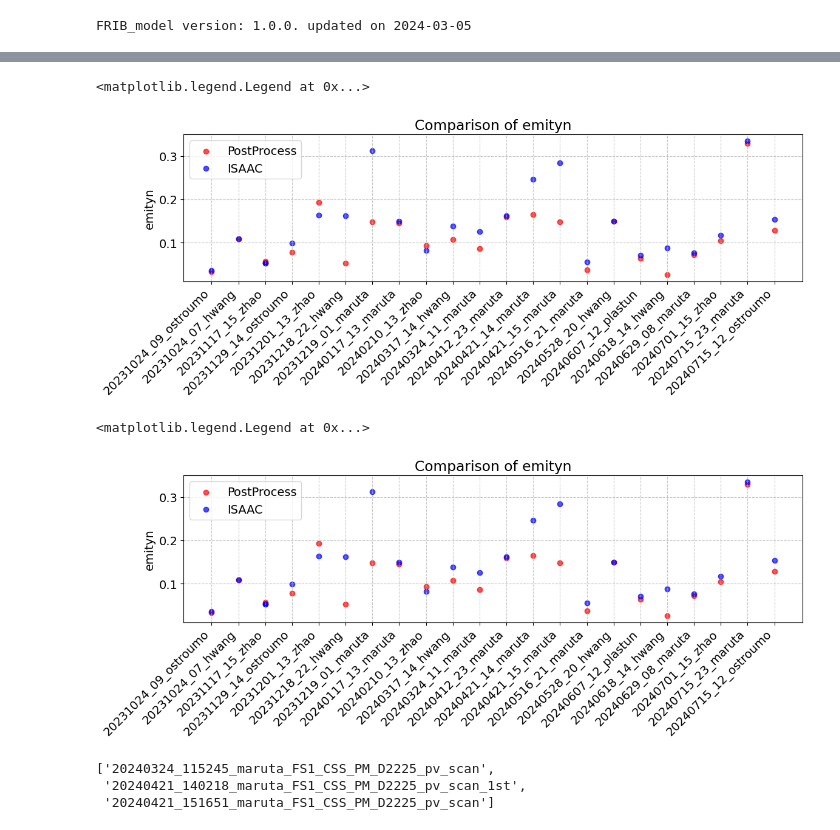
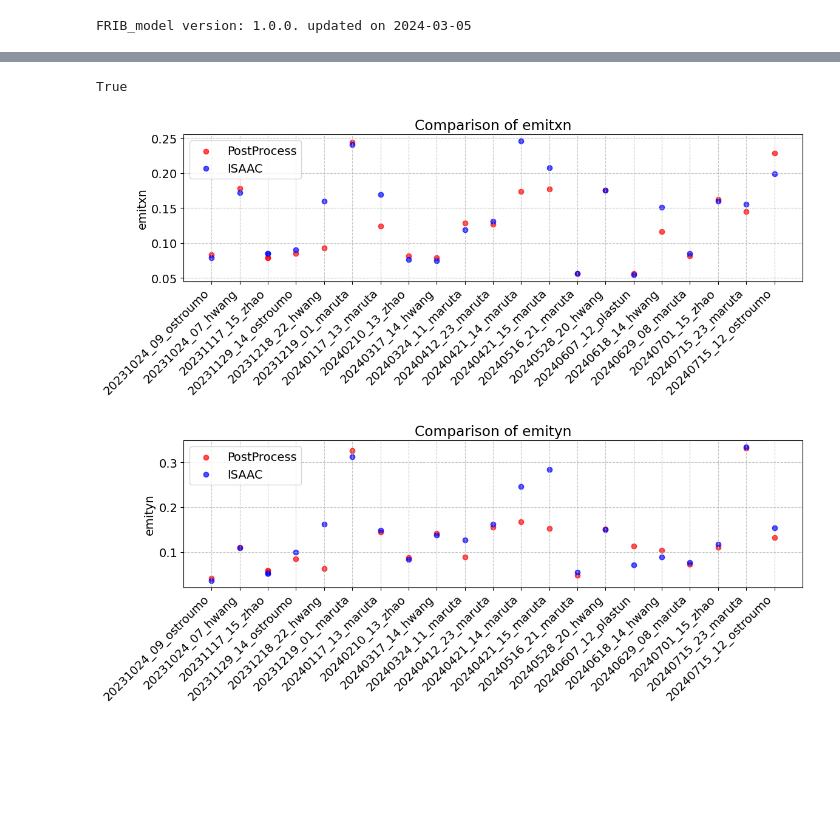
Before and after one commit to kilean20/PMpostprocess, a Jupyter notebook: example/reprocess_isaac_reconst.ipynb, the cells around one changed output, grey strips where cells are left out. Drawn from its saved outputs; the diff is of its cells as text; code cells hidden in the pictures; blank space fills up the shorter version.

```diff
--- a/example/reprocess_isaac_reconst.ipynb
+++ b/example/reprocess_isaac_reconst.ipynb
@@ -49,10 +49,16 @@ fm_goals_orig_df = {}
 fm_goals_df = {}
 fm_errs_df = {}
 fm_evals_result_df = {}
+reprocessed_profile_df = {}
+raw_data_flist_df = {}
 
 for item in glob.glob(os.path.join(ISAAC_database_path, '*')):
     name = os.path.basename(item)
     if "FS1_CSS_PM_D2225_pv_scan" in name:
+        if '20231201_134042' in name:
+            continue
+        if 'no_use' in name:
+            continue
         if name in CS_new_df.keys():
             continue
 #         try:
@@ -63,13 +69,15 @@ for item in glob.glob(os.path.join(ISAAC_database_path, '*')):
             if isac_data is None:
                 continue
             raw = pp.read_all_raw_data(ih, name, ISAAC_database_path)
-            CS_new, CS_orig, fm, fm_evals, fm_goals, fm_goals_processed, fm_evals_result = pp.reprocess_CS(fh, isac_data, raw)
+            CS_new, CS_orig, fm, fm_evals, fm_goals, fm_goals_processed, fm_evals_result, reprocessed_profile, raw_data_flist = pp.reprocess_CS(fh, isac_data, raw)
             CS_new_df[name] = CS_new
             CS_orig_df[name] = CS_orig
-            fm_goals_orig_df = fm_goals['df']
+            fm_goals_orig_df[name] = fm_goals['df']
             fm_goals_df[name] = fm_goals_processed['df']
             fm_errs_df[name] = fm_goals_processed['err']
             fm_evals_result_df[name] = fm_evals_result
+            reprocessed_profile_df[name] = reprocessed_profile
+            raw_data_flist_df[name] = raw_data_flist
 #         except Exception as e:
 #             display(HTML(f'<div style="color:red; font-weight:bold; font-size:16px;">An error occurred while processing {name}: {e}</div>'))
 #             #print(f"An error occurred while processing {name}: {e}")
@@ -109,37 +117,39 @@ df_orig = sort_by_date(CS_orig_df)
 df_orig['label'] = df_orig['index'].str.replace(r'_(\d{2})(\d{4})_', r'_\1_', regex=True)  # Keeps HH and removes MMSS
 df_orig['label'] = df_orig['label'].str.replace('_FS1_CSS_PM_D2225_pv_scan.*', '', regex=True)
 # %%
-plt.figure(figsize=(12, 5))
-plt.scatter(df_new['label'], df_new['emityn'], color='red', label='PostProcess', alpha=0.7)
-plt.scatter(df_orig['label'], df_orig['emityn'], color='blue', label='ISAAC', alpha=0.7)
+def plot_comparison(column_name):
+    """
+    Plots a comparison of two DataFrames based on a specified column.
 
-plt.ylabel('emityn')
-plt.title('Comparison of emityn')
-plt.xticks(rotation=45, ha='right')  # Rotate x-axis labels for better readability
-plt.grid(True, linestyle='--', alpha=0.7)
-plt.tight_layout()
-plt.legend()
+    Parameters:
+    - df_new: The new DataFrame (PostProcess data).
+    - df_orig: The original DataFrame (ISAAC data).
+    - column_name: The column name (as a string) to compare in the DataFrames.
+    """
+    plt.figure(figsize=(12, 5))
+    plt.scatter(df_new['label'], df_new[column_name], color='red', label='PostProcess', alpha=0.7)
+    plt.scatter(df_orig['label'], df_orig[column_name], color='blue', label='ISAAC', alpha=0.7)
+
+    plt.ylabel(column_name)
+    plt.title(f'Comparison of {column_name}')
+    plt.xticks(rotation=45, ha='right')  # Rotate x-axis labels for better readability
+    plt.grid(True, linestyle='--', alpha=0.7)
+    plt.tight_layout()
+    plt.legend()
+
+    # Show the plot
+    plt.show()
-# %% [output]
-<matplotlib.legend.Legend at 0x...>
-[figure, removed]
-# %%
-plt.figure(figsize=(12, 5))
-plt.scatter(df_new['label'], df_new['emityn'], color='red', label='PostProcess', alpha=0.7)
-plt.scatter(df_orig['label'], df_orig['emityn'], color='blue', label='ISAAC', alpha=0.7)
-
-plt.ylabel('emityn')
-plt.title('Comparison of emityn')
-plt.xticks(rotation=45, ha='right')  # Rotate x-axis labels for better readability
-plt.grid(True, linestyle='--', alpha=0.7)
-plt.tight_layout()
-plt.legend()
-# %% [output]
-<matplotlib.legend.Legend at 0x...>
-[figure, removed]
-# %%
-idx4exam = [idx for idx in CS_new_df.index if "20240324" in idx or "20240421" in idx]
-idx4exam
-# %% [output]
-['20240324_115245_maruta_FS1_CSS_PM_D2225_pv_scan',
- '20240421_140218_maruta_FS1_CSS_PM_D2225_pv_scan_1st',
- '20240421_151651_maruta_FS1_CSS_PM_D2225_pv_scan']
+# %%
+def is_none_or_nan(value):
+    return value is None or np.isnan(value)
+
+# Examples
+print(is_none_or_nan(None))  # True
+# %% [output]
+True
+# %%
+plot_comparison('emitxn')
+plot_comparison('emityn')
+# %% [output]
+[figure, added]
+[figure, added]
```
Also changed, not shown: parts of 8 cells of this notebook, 3 other files.
